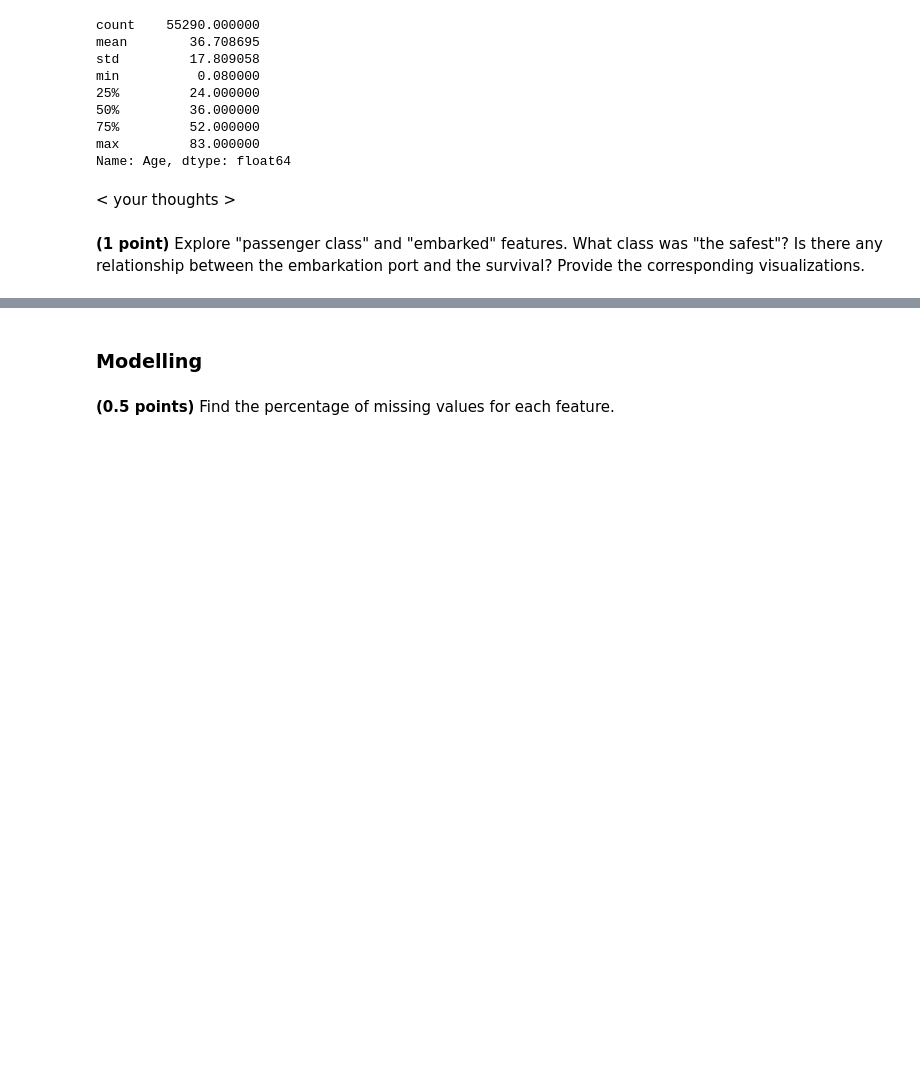
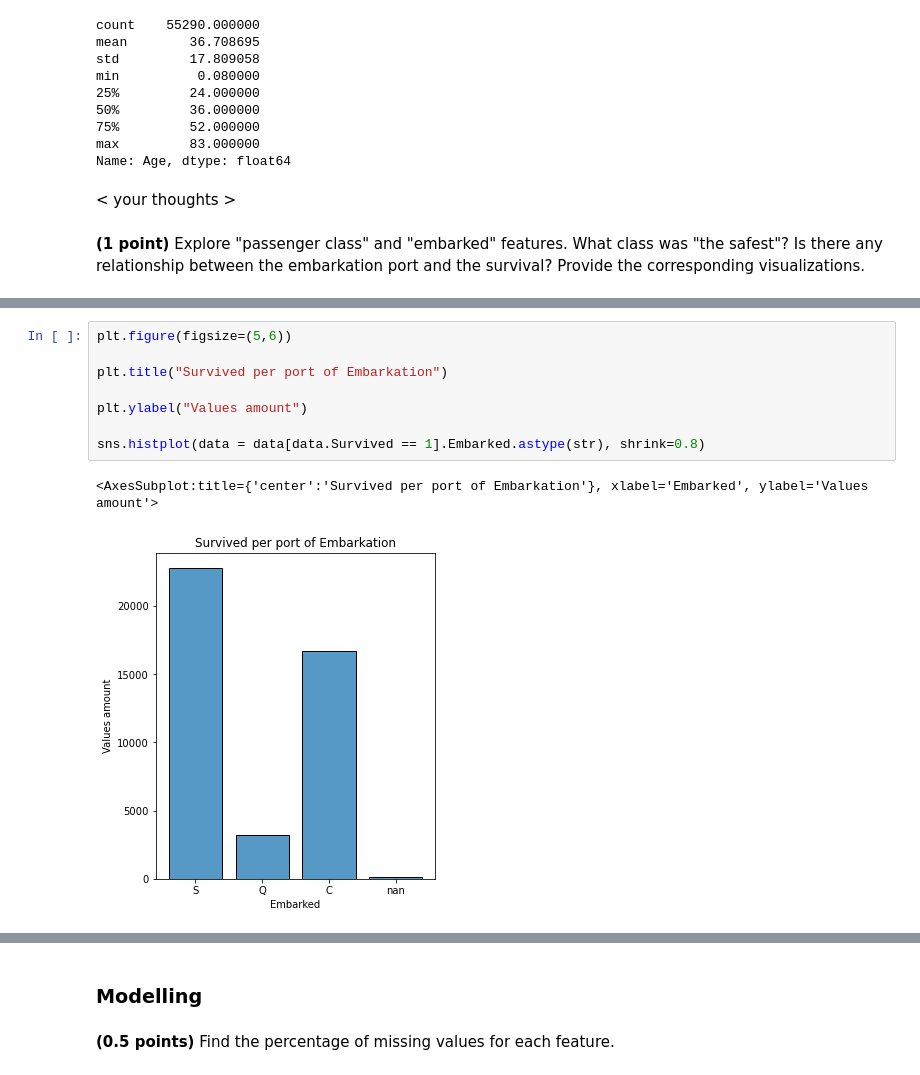
Before and after one commit to Ksenia41/RS-ML-2, a Jupyter notebook: hw_classification.ipynb, the cells around one changed output, grey strips where cells are left out. Drawn from its saved outputs; the diff is of its cells as text; blank space fills up the shorter version.

```diff
--- a/hw_classification.ipynb
+++ b/hw_classification.ipynb
@@ -616,0 +645,11 @@ Name: Age, dtype: float64
+# %%
+plt.figure(figsize=(5,6))
+
+plt.title("Survived per port of Embarkation")
+
+plt.ylabel("Values amount")
+
+sns.histplot(data = data[data.Survived == 1].Embarked.astype(str), shrink=0.8)
+# %% [output]
+<AxesSubplot:title={'center':'Survived per port of Embarkation'}, xlabel='Embarked', ylabel='Values amount'>
+[figure, added]
```
Also changed, not shown: parts of 8 cells of this notebook.
